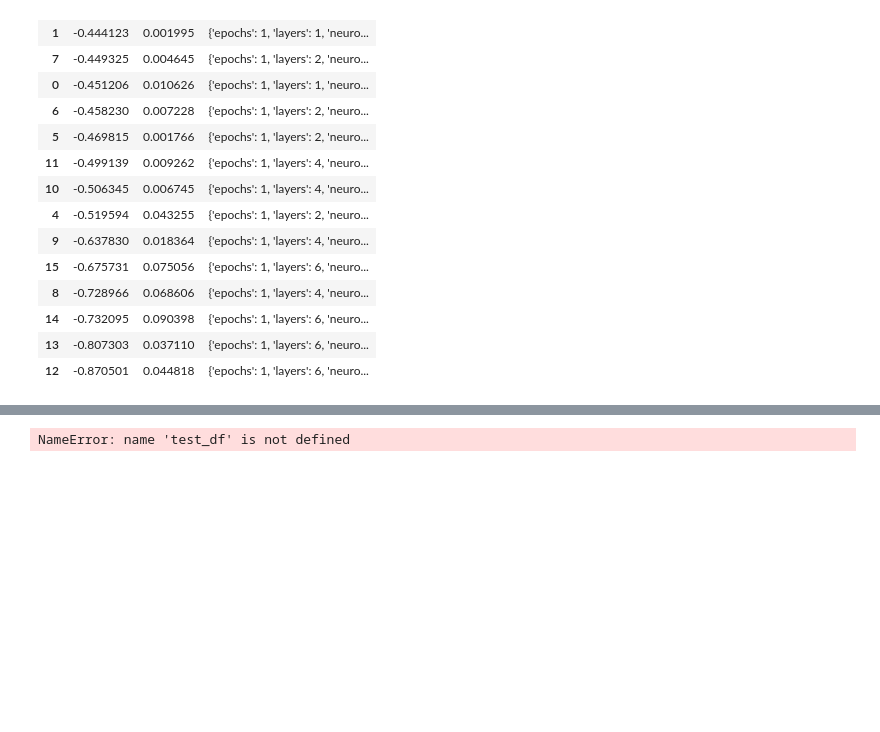
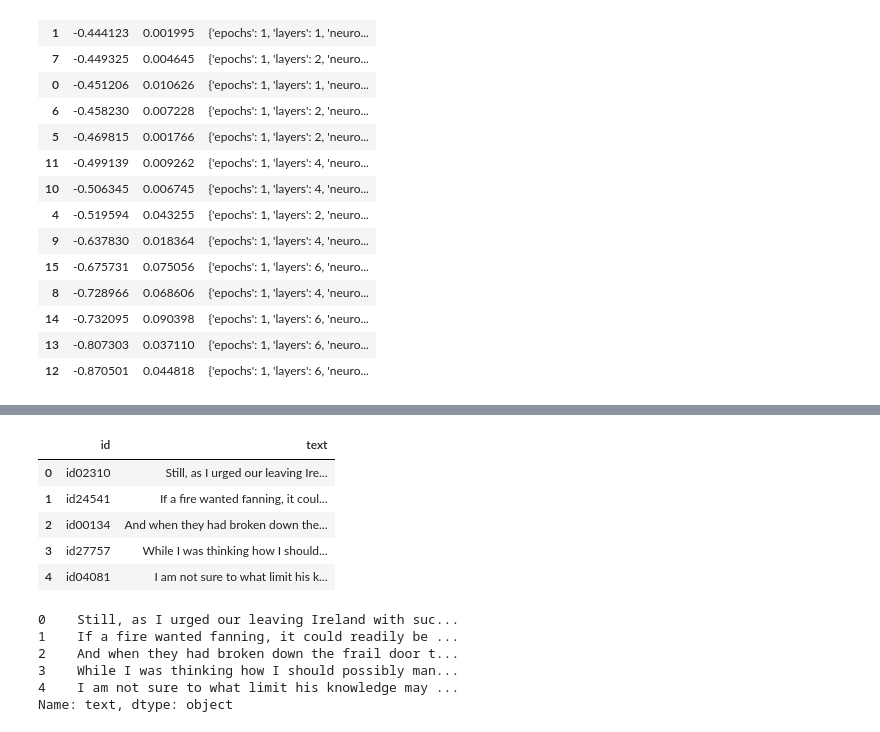
Before and after one commit to JoshSilverb/mdst_nlp_2021, a Jupyter notebook: classification/ngram_grid_search.ipynb, the cells around one changed output, grey strips where cells are left out. Cells and saved outputs as stored; diff of their text form; code cells hidden in the pictures; blank space fills up the shorter version.

```diff
--- a/classification/ngram_grid_search.ipynb
+++ b/classification/ngram_grid_search.ipynb
@@ -181 +183,11 @@ create_model(neurons=25, layers=1).fit(list(X_train), y_train, epochs=1, batch_s
 <keras.callbacks.History at 0x...>
+# %%
+test_df = pd.read_csv('test_copy.csv')
+test_df.head()
+# %% [output]
+|  | id | text |
+| 0 | id02310 | Still, as I urged our leaving Ire... |
+| 1 | id24541 | If a fire wanted fanning, it coul... |
+| 2 | id00134 | And when they had broken down the... |
+| 3 | id27757 | While I was thinking how I should... |
+| 4 | id04081 | I am not sure to what limit his k... |
@@ -182,5 +198,11 @@ create_model(neurons=25, layers=1).fit(list(X_train), y_train, epochs=1, batch_s
 # %%
 X_sub = test_df['text']
+X_sub.head()
 # %% [output]
-NameError: name 'test_df' is not defined
+0    Still, as I urged our leaving Ireland with suc...
+1    If a fire wanted fanning, it could readily be ...
+2    And when they had broken down the frail door t...
+3    While I was thinking how I should possibly man...
+4    I am not sure to what limit his knowledge may ...
+Name: text, dtype: object
 # %%
```
Also changed, not shown: parts of 7 cells of this notebook, 1 other file.
